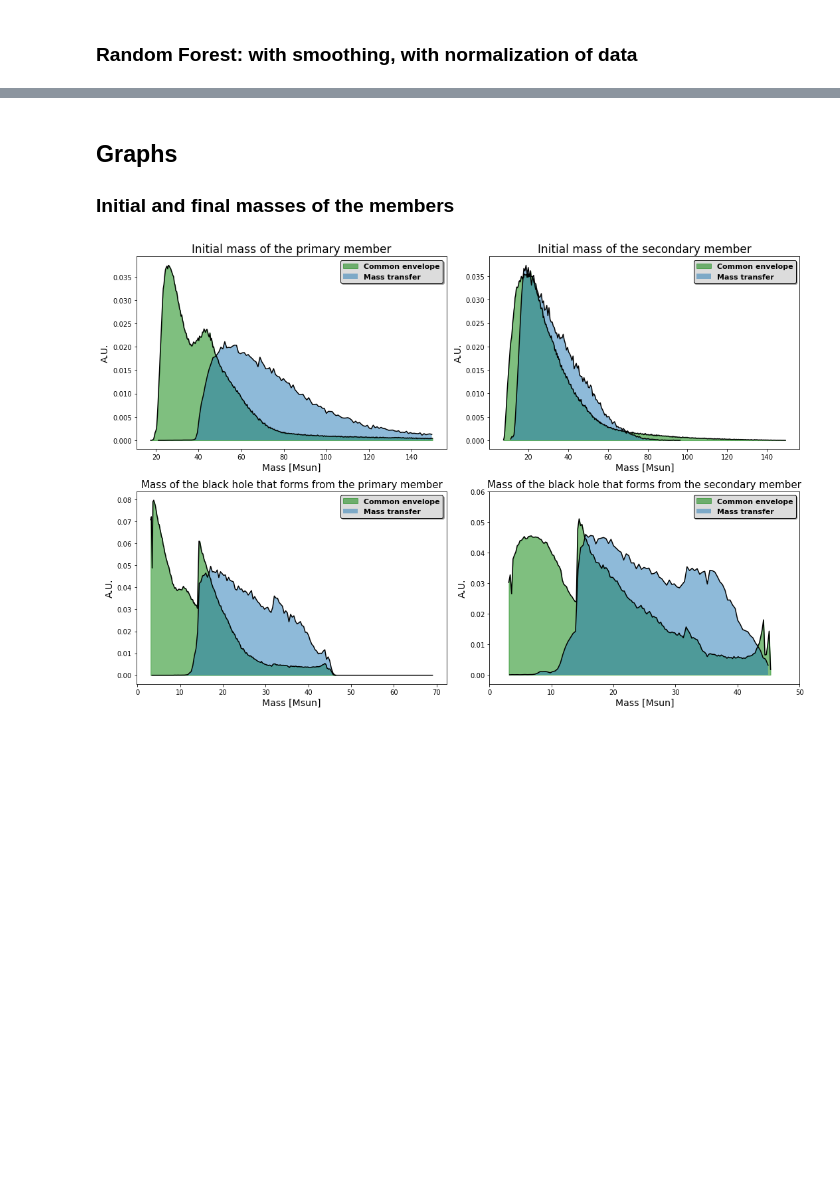
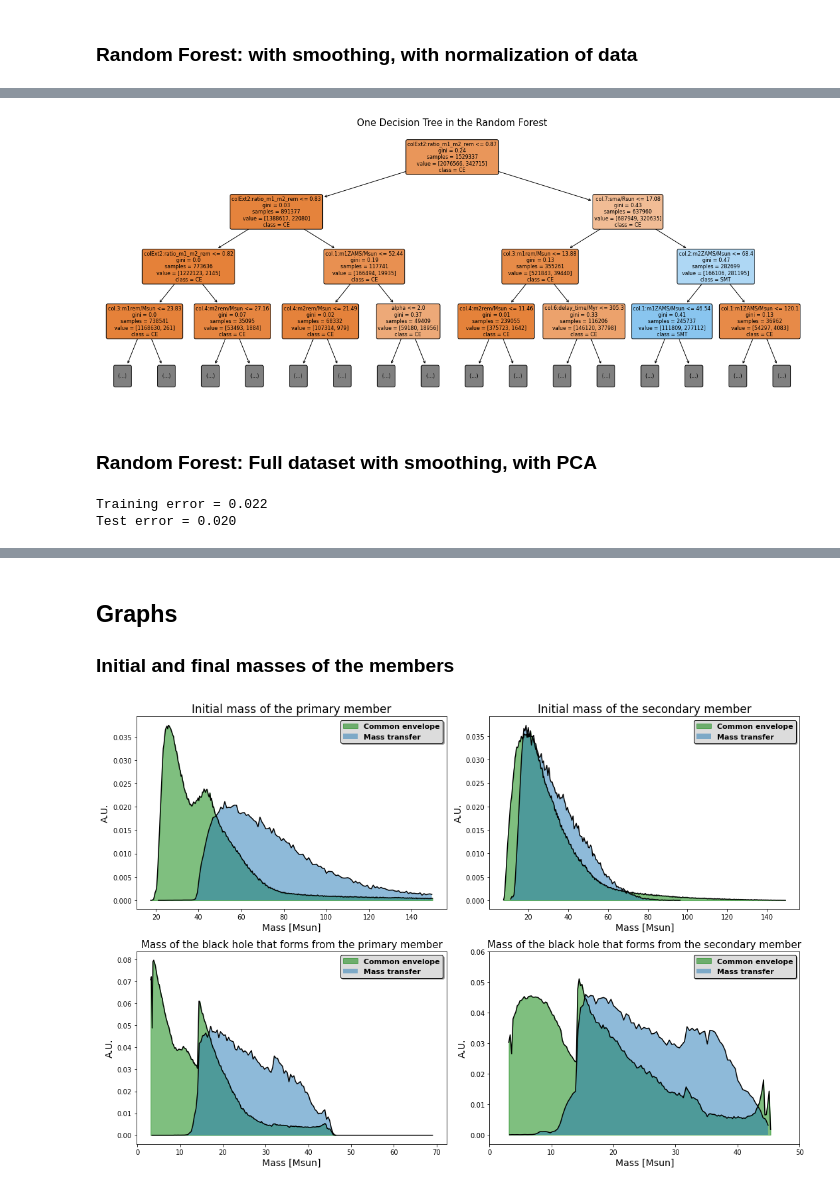
Before and after one commit to PaoloZinesi/TheFormationOfBinaryBlackHoles, a Jupyter notebook: LCP_projects_Y4-Group9/Project.ipynb, the cells around one changed output, grey strips where cells are left out. Cells and saved outputs as stored; diff of their text form; code cells hidden in the pictures; blank space fills up the shorter version.

```diff
--- a/LCP_projects_Y4-Group9/Project.ipynb
+++ b/LCP_projects_Y4-Group9/Project.ipynb
@@ -411,0 +572,13 @@ plt.show()
+# %%
+best_param = {'max_depth':7, 'min_samples_leaf':1e-04}
+smooth_RF_full_clf = RandomForestClassifier(max_depth=best_param['max_depth'], min_samples_leaf=best_param['min_samples_leaf'])
+smooth_RF_full_clf.fit(X_train_full, Y_train_full)
+
+train_err = 1 - smooth_RF_full_clf.score(X_train_full, Y_train_full)
+print("Training error = %1.5f" % train_err)
+test_err = 1 - smooth_RF_full_clf.score(X_test_full, Y_test_full)
+print("Test error = %1.5f" % test_err)
+
+# display features importances
+display(pd.DataFrame(data=np.array([smooth_RF_full_clf.feature_names_in_, smooth_RF_full_clf.feature_importances_]).T,
+                     columns=["feature names", "feature importance"]).sort_values(by='feature importance', ascending=False))
@@ -411,0 +607,27 @@ plt.show()
+# %%
+# first 3 layers of tree
+fig, ax = plt.subplots(nrows=1, ncols=1, figsize=(20, 8))
+sklearn.tree.plot_tree(smooth_RF_full_clf.estimators_[50], max_depth=3,
+                        feature_names = smooth_RF_full_clf.feature_names_in_,
+                        class_names = smooth_RF_full_clf.classes_,
+                        rounded = True, proportion = False,
+                        precision = 2, filled = True,
+                        fontsize=8, ax=ax)
+ax.set_title('One Decision Tree in the Random Forest', fontsize=15)
+plt.show()
+# %% [output]
+[figure, added]
+# %% [markdown]
+### Random Forest: Full dataset with smoothing, with PCA
+# %%
+best_param = {'max_depth':7, 'min_samples_leaf':1e-04}
+smooth_RF_PCA_full_clf = RandomForestClassifier(max_depth=best_param['max_depth'], min_samples_leaf=best_param['min_samples_leaf'])
+smooth_RF_PCA_full_clf.fit(X_train_PCA_full, Y_train_full)
+
+train_err = 1 - smooth_RF_PCA_full_clf.score(X_train_PCA_full, Y_train_full)
+print("Training error = %1.3f" % train_err)
+test_err = 1 - smooth_RF_PCA_full_clf.score(X_test_PCA_full, Y_test_full)
+print("Test error = %1.3f" % test_err)
+# %% [output]
+Training error = 0.022
+Test error = 0.020
```
Also changed, not shown: parts of 34 cells of this notebook, 3 other files.
